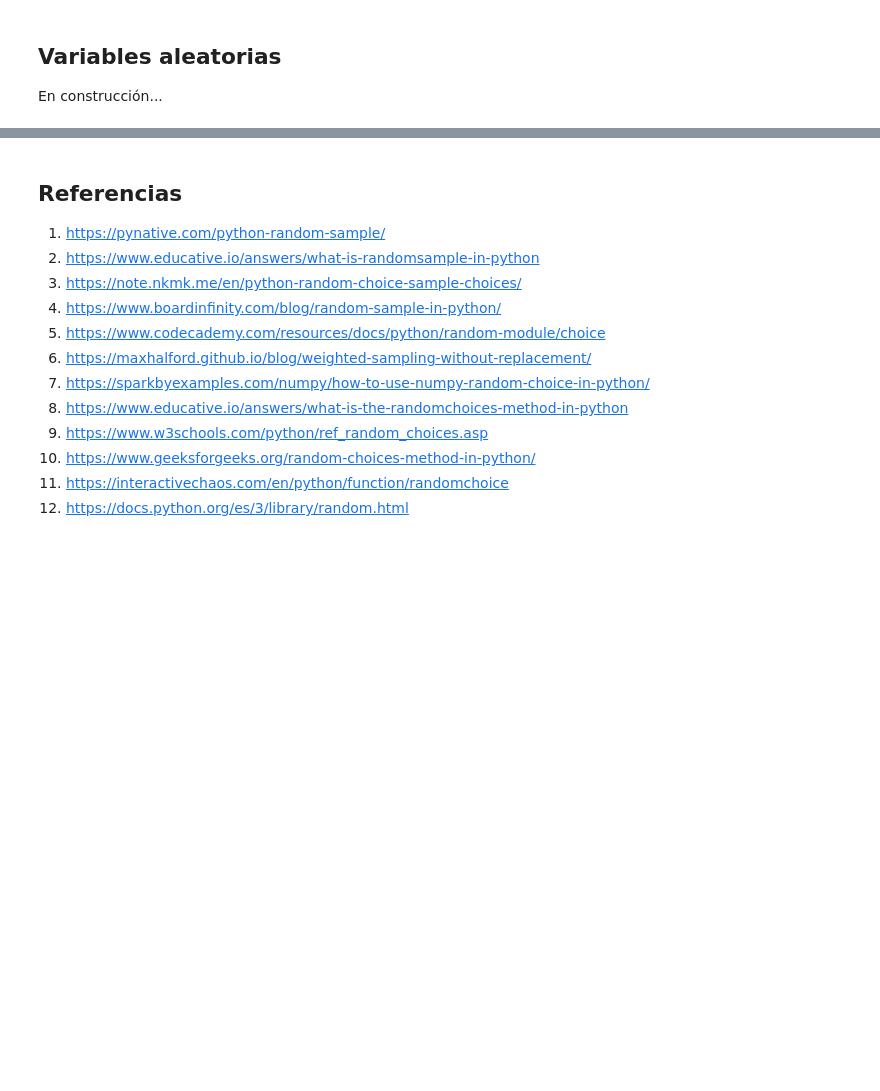
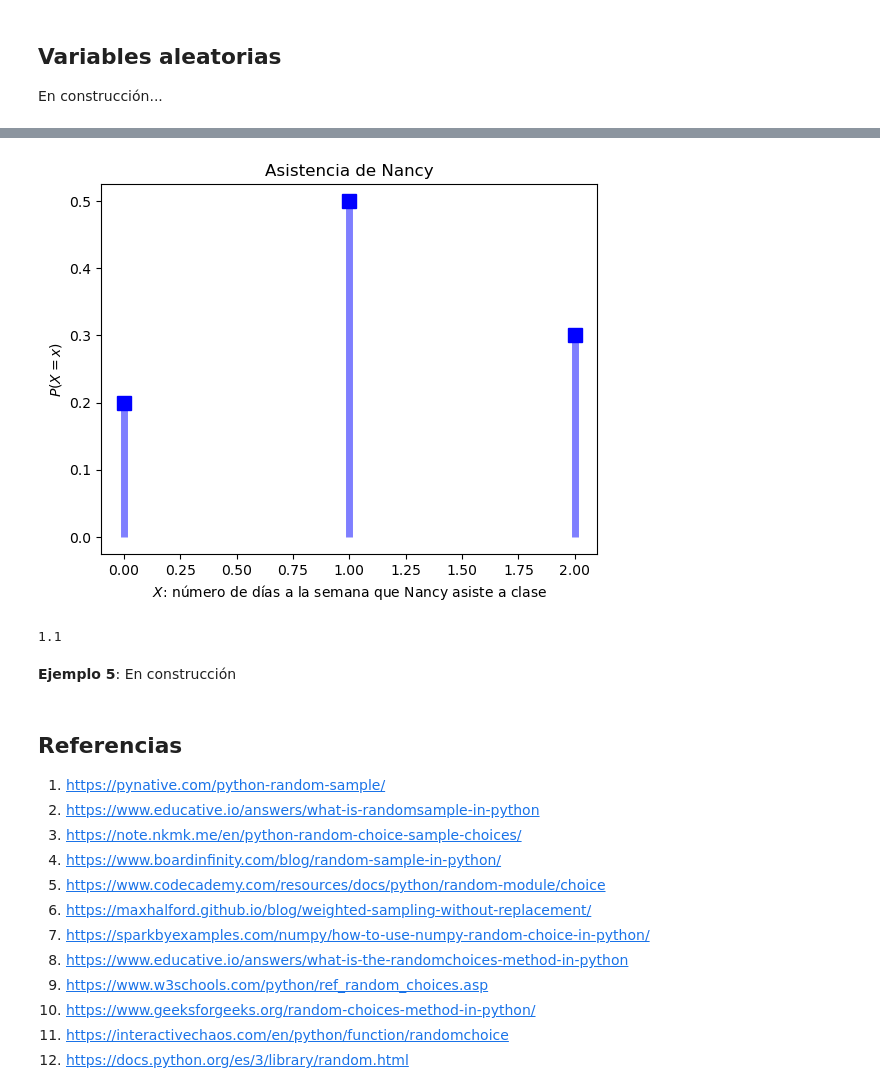
Before and after one commit to estocasticos-udem/clases-2023-2, a Jupyter notebook: clase4_07-09-2023.ipynb, the cells around one changed output, grey strips where cells are left out. Saved outputs shown, nothing was run; the diff lists cells and outputs as text; code cells hidden in the pictures; blank space fills up the shorter version.

```diff
--- a/clase4_07-09-2023.ipynb
+++ b/clase4_07-09-2023.ipynb
@@ -175,0 +234,7 @@ En construcción...
+# %%
+# 1. Tabla
+x = [0, 1, 2]
+p_x = [0.2, 0.5, 0.3]
+df_model = pd.DataFrame({"x": x, "P(x)": p_x}, index= x)
+df_model = df_model.set_index('x')
+df_model
@@ -176,3 +247,23 @@ En construcción...
+# %%
+# 2. Grafica
+plt.plot(x, df_model["P(x)"], 'bs', ms=10)
+plt.vlines(x, 0, df_model["P(x)"], colors='b', lw = 5, alpha=0.5)
+plt.xlabel("$X$: número de días a la semana que Nancy asiste a clase")
+plt.ylabel("$P(X = x)$")
+plt.title("Asistencia de Nancy")
+plt.show()
+# %% [output]
+[figure, added]
+# %%
+# 3. media
+def weighted_average(df, weights):
+    return sum(df[weights] * df_model.index)
+print(weighted_average(df_model, 'P(x)'))
+# %% [output]
+1.1
+# %% [markdown]
+**Ejemplo 5**:
+En construcción
 # %% [markdown]
 ## Referencias
 
```
Also changed, not shown: parts of 33 cells of this notebook.
